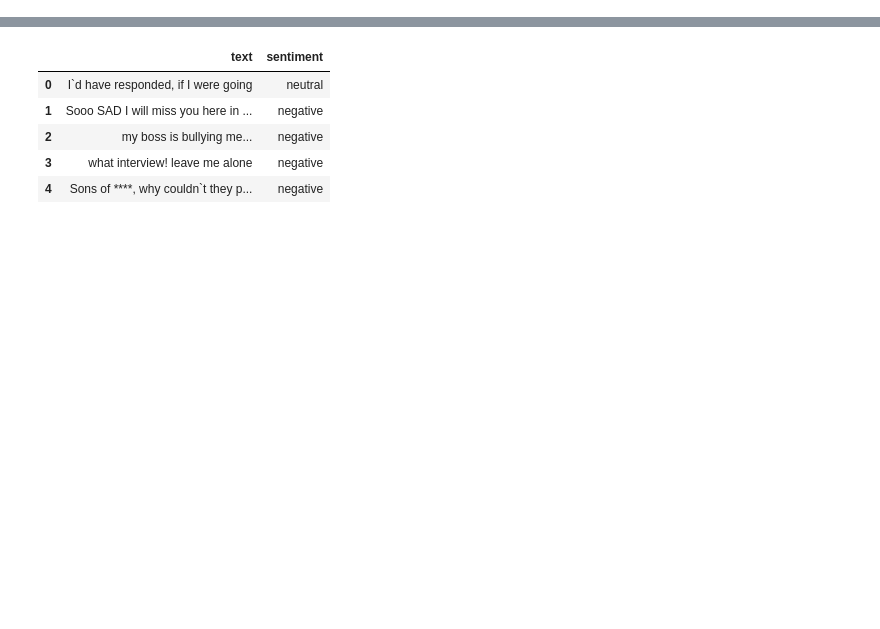
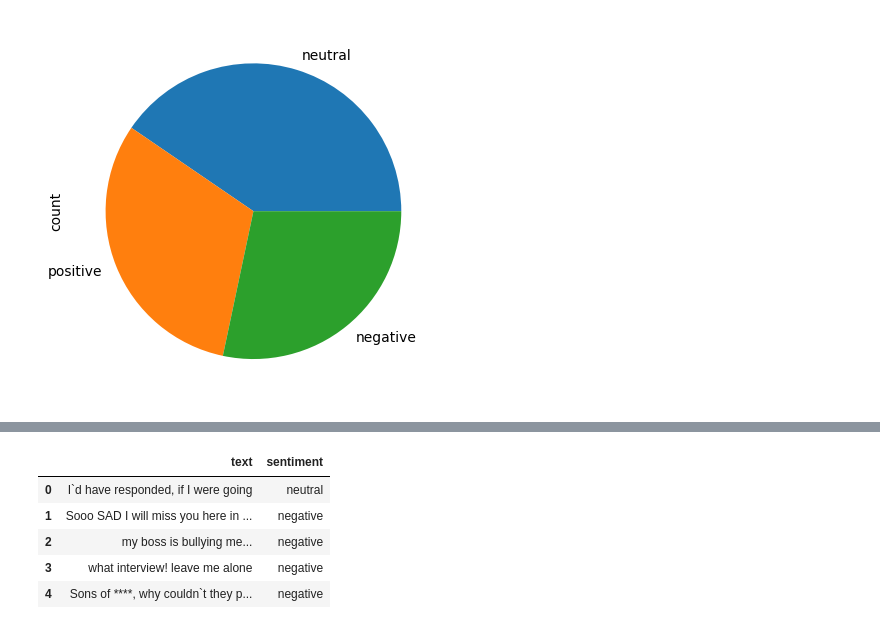
Before and after one commit to jtvisona/montague, a Jupyter notebook: scripts_sentiment_analysis/visona-sentiment-analysis-prototype.ipynb, the cells around one changed output, grey strips where cells are left out. Cells and saved outputs as stored; diff of their text form; code cells hidden in the pictures; blank space fills up the shorter version.

```diff
--- a/scripts_sentiment_analysis/visona-sentiment-analysis-prototype.ipynb
+++ b/scripts_sentiment_analysis/visona-sentiment-analysis-prototype.ipynb
@@ -103 +211,6 @@ df['sentiment'].value_counts(normalize=True).plot(kind='bar');
+# %%
+# Look at a pie graph to get relative size of three polarities
+df[ 'sentiment' ].value_counts().plot( kind='pie' );
+# %% [output]
+[figure, added]
 # %%
```
Also changed, not shown: parts of 42 cells of this notebook.
